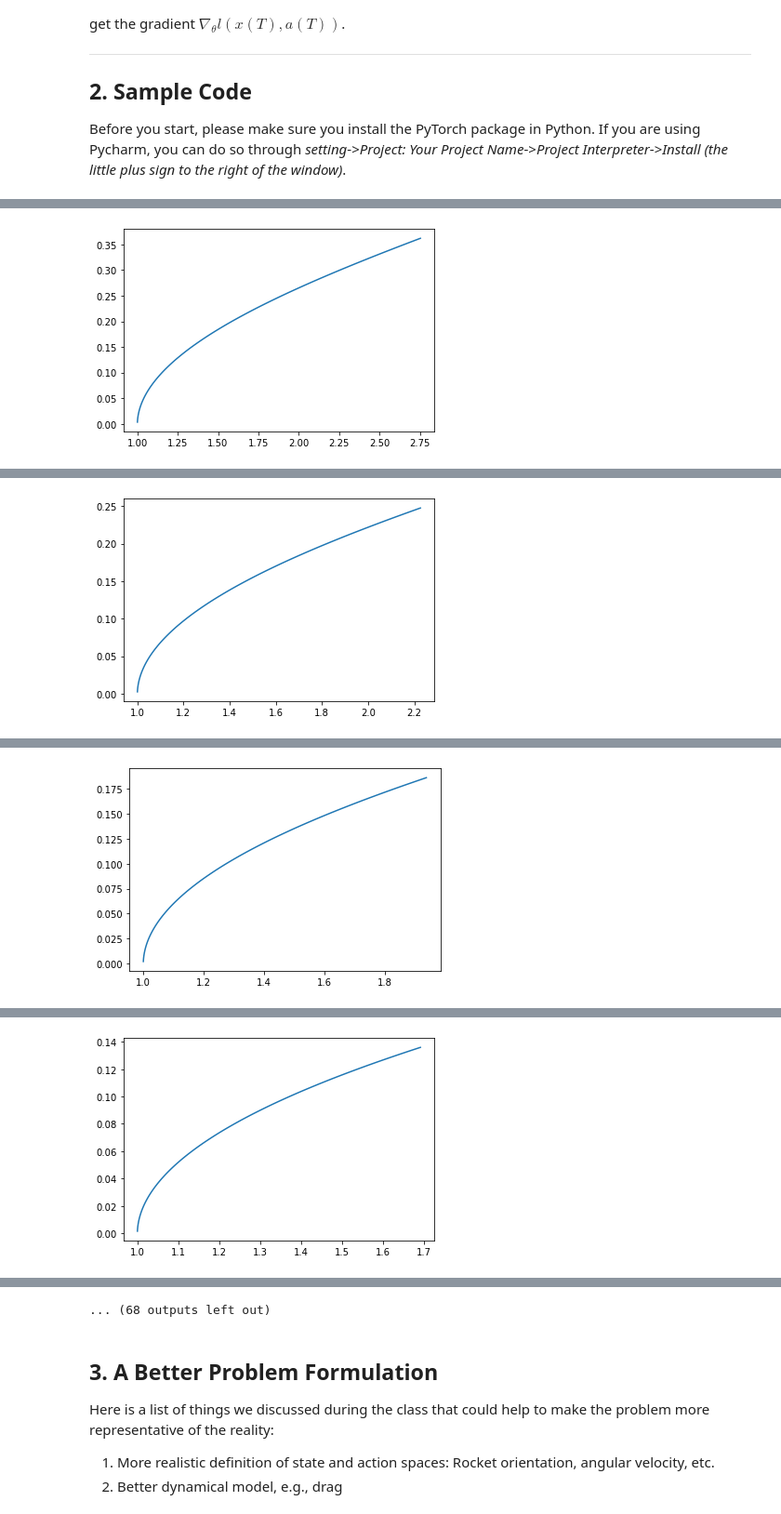
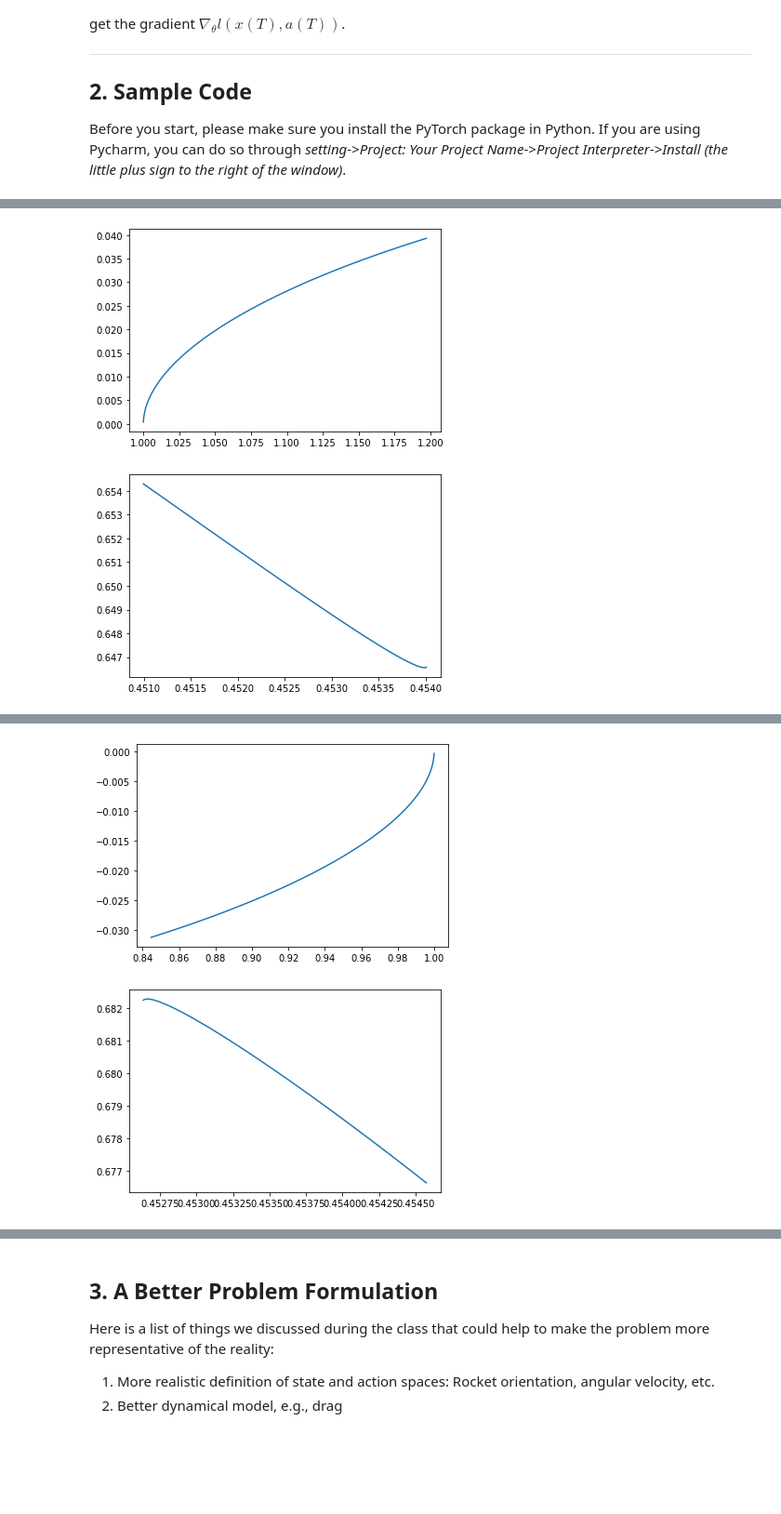
Before and after one commit to bubba2334/MAE-494-Project1, a Jupyter notebook: Project 1.ipynb, the cells around one changed output, grey strips where cells are left out. Shown at 93% size. Saved outputs shown, nothing was run; the diff lists cells and outputs as text; code cells hidden in the pictures; blank space fills up the shorter version.

Commit message:
Adjusted Drag

```diff
--- a/Project 1.ipynb
+++ b/Project 1.ipynb
@@ -102,7 +102,7 @@ class Dynamics(nn.Module):
         delta_stateT = BOOST_ACCEL * FRAME_TIME * t.tensor([0., -1.]) * action
 
         # Drag
-        delta_stateD = DRAG_ACCEL * FRAME_TIME * t.tensor([0., 1.]) * action
+        delta_stateD = state * DRAG_ACCEL * FRAME_TIME * t.tensor([0., 1.]) * action
 
         delta_state = delta_stateT + delta_stateD
 
@@ -217,16 +217,22 @@ class Optimize:
         y = data[:, 1]
         plt.plot(x, y)
         plt.show()
+
+        data = np.array([self.simulation.action_trajectory[i].detach().numpy() for i in range(self.simulation.T)])
+        x = data[:, 0]
+        y = data[:, 1]
+        plt.plot(x, y)
+        plt.show()
 # %%
 # Now it's time to run the code!
 
 T = 100  # number of time steps
 dim_input = 2  # state space dimensions
-dim_hidden = 6  # latent dimensions
-dim_output = 1  # action space dimensions
+dim_hidden = 8  # latent dimensions
+dim_output = 2  # action space dimensions
 d = Dynamics()  # define dynamics
 c = Controller(dim_input, dim_hidden, dim_output)  # define controller
 s = Simulation(c, d, T)  # define simulation
 o = Optimize(s)  # define optimizer
-o.train(40)  # solve the optimization problem
+o.train(30)  # solve the optimization problem
 # %% [output]
@@ -234 +240,2 @@ o.train(40)  # solve the optimization problem
-[figure, old version]
+[figure, new version]
+[figure, new version]
@@ -236 +243,2 @@ o.train(40)  # solve the optimization problem
-[figure, old version]
+[figure, new version]
+[figure, new version]
@@ -238 +245,0 @@ o.train(40)  # solve the optimization problem
-[figure, old version]
@@ -240 +248,0 @@ o.train(40)  # solve the optimization problem
-[figure, old version]
@@ -245,4 +252,3 @@ o.train(40)  # solve the optimization problem
-... (68 outputs left out)
 # %% [markdown]
 ## 3. A Better Problem Formulation
 
```
Also changed, not shown: parts of 2 cells of this notebook.
